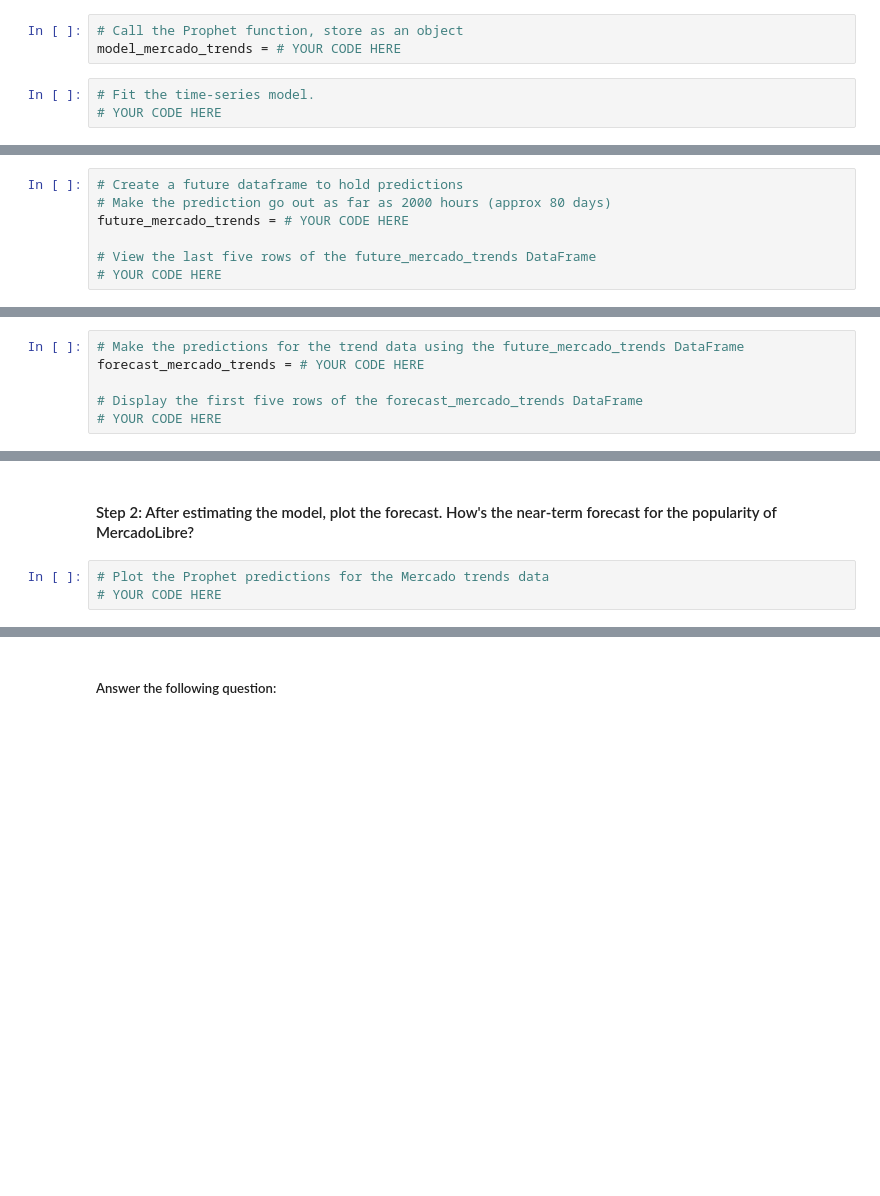
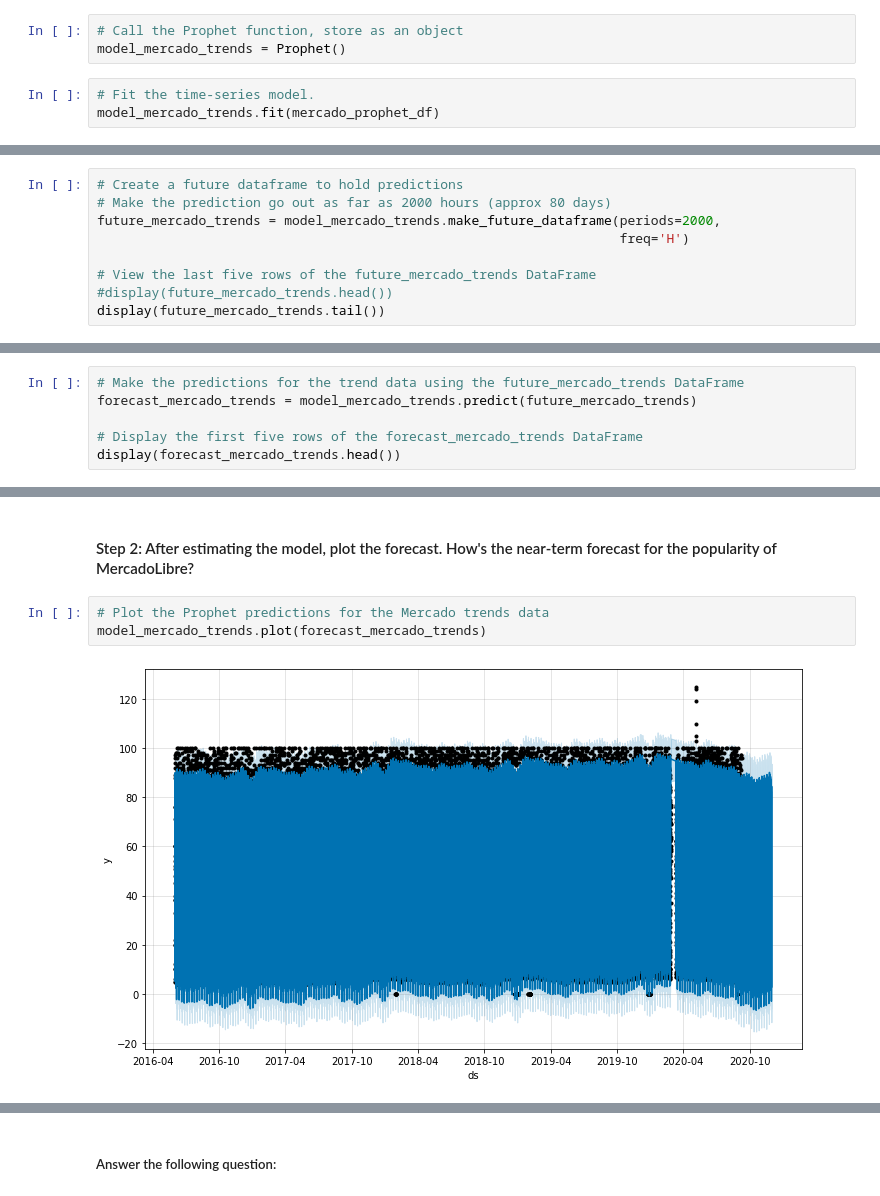
Before and after one commit to johngru/mercadolibre_growth, a Jupyter notebook: forecasting_net_prophet.ipynb, the cells around one changed output, grey strips where cells are left out. Saved outputs shown, nothing was run; the diff lists cells and outputs as text; blank space fills up the shorter version.

Commit message:
Completed Trend Analysis, Stock correlations, and prophet projections on trends.

```diff
--- a/forecasting_net_prophet.ipynb
+++ b/forecasting_net_prophet.ipynb
@@ -417,6 +685,6 @@ mercado_prophet_df = # YOUR CODE HERE
 # %%
 # Call the Prophet function, store as an object
-model_mercado_trends = # YOUR CODE HERE
+model_mercado_trends = Prophet()
 # %%
 # Fit the time-series model.
-# YOUR CODE HERE
+model_mercado_trends.fit(mercado_prophet_df)
@@ -423,7 +693,9 @@ model_mercado_trends = # YOUR CODE HERE
 # %%
 # Create a future dataframe to hold predictions
 # Make the prediction go out as far as 2000 hours (approx 80 days)
-future_mercado_trends = # YOUR CODE HERE
+future_mercado_trends = model_mercado_trends.make_future_dataframe(periods=2000,
+                                                                   freq='H')
 
 # View the last five rows of the future_mercado_trends DataFrame
-# YOUR CODE HERE
+#display(future_mercado_trends.head())
+display(future_mercado_trends.tail())
@@ -430,6 +709,6 @@ future_mercado_trends = # YOUR CODE HERE
 # %%
 # Make the predictions for the trend data using the future_mercado_trends DataFrame
-forecast_mercado_trends = # YOUR CODE HERE
+forecast_mercado_trends = model_mercado_trends.predict(future_mercado_trends)
 
 # Display the first five rows of the forecast_mercado_trends DataFrame
-# YOUR CODE HERE
+display(forecast_mercado_trends.head())
@@ -437,4 +724,6 @@ forecast_mercado_trends = # YOUR CODE HERE
 #### Step 2: After estimating the model, plot the forecast. How's the near-term forecast for the popularity of MercadoLibre?
 # %%
 # Plot the Prophet predictions for the Mercado trends data
-# YOUR CODE HERE
+model_mercado_trends.plot(forecast_mercado_trends)
+# %% [output]
+[figure, added]
```
Also changed, not shown: parts of 40 cells of this notebook, 1 other file.
